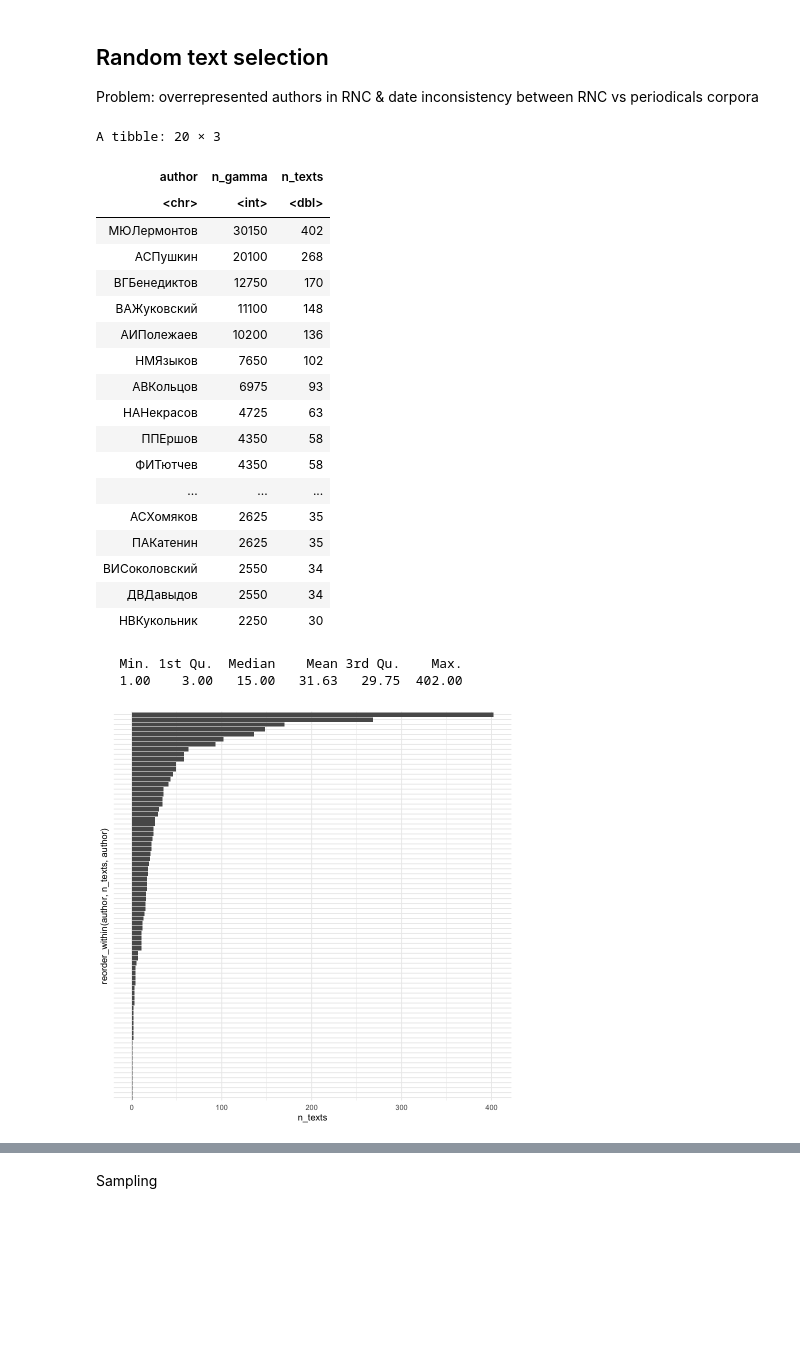
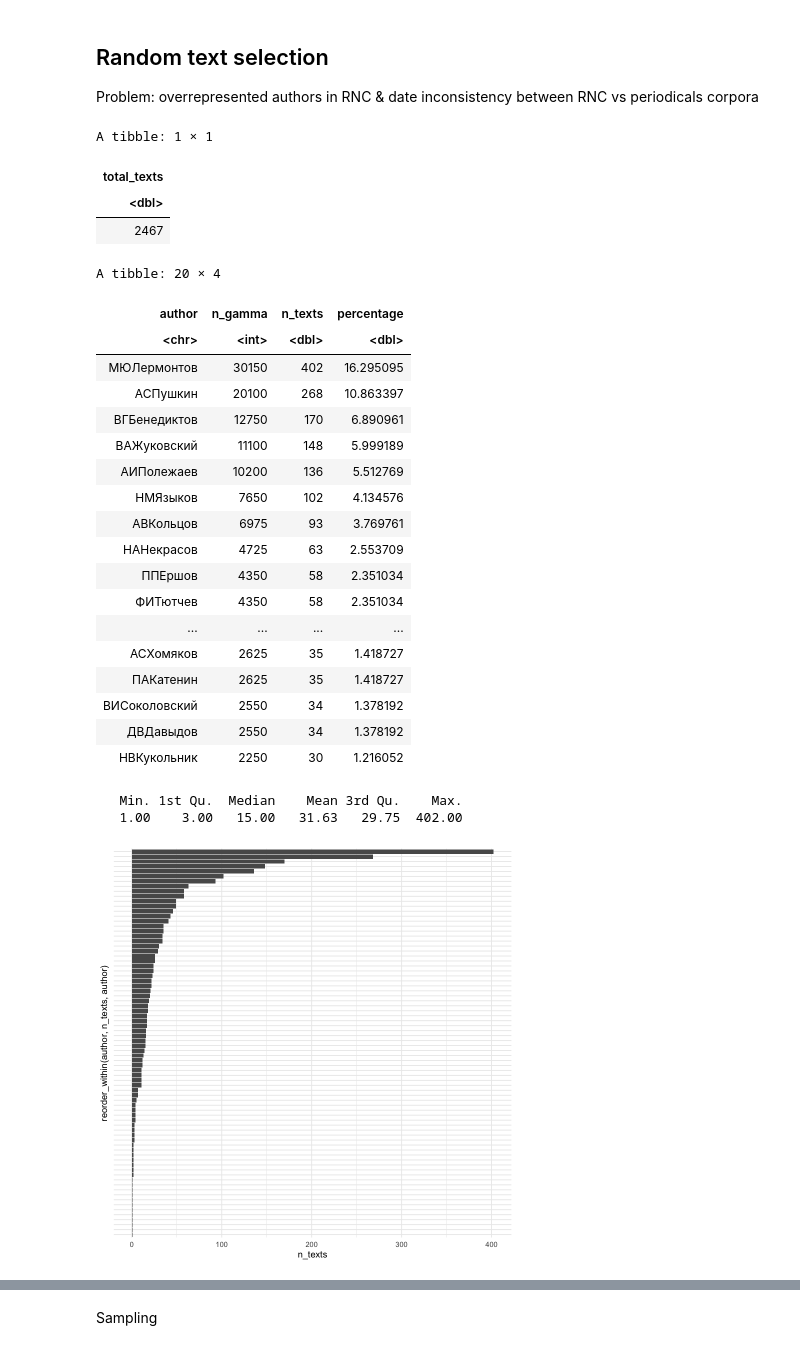
Before and after one commit to tonyamart/iamb_networks, a Jupyter notebook: scr/03_02_Networks_periodicals.ipynb, the cells around one changed output, grey strips where cells are left out. Saved outputs shown, nothing was run; the diff lists cells and outputs as text; code cells hidden in the pictures; blank space fills up the shorter version.

```diff
--- a/scr/03_02_Networks_periodicals.ipynb
+++ b/scr/03_02_Networks_periodicals.ipynb
@@ -81,41 +81,52 @@ Problem: overrepresented authors in RNC & date inconsistency between RNC vs peri
 # %%
 rnc_authors <- gamma %>%
     filter(corpus == "N") %>%
     mutate(decade = floor(as.numeric(year)/5)*5) %>%
     filter(decade %in% c(1830, 1835)) %>%
     group_by(author) %>%
     summarise(n_gamma = sum(n()),
              n_texts = n_gamma/75) %>%
     arrange(desc(n_texts))
 
+rnc_authors %>%
+    ungroup() %>%
+    summarise(total_texts = sum(n_texts))
+
+rnc_authors <- rnc_authors %>%
+    mutate(percentage = n_texts/2467*100)
+
 head(rnc_authors, 20)
 summary(rnc_authors$n_texts)
 
 rnc_authors %>%
     ggplot(aes(x = n_texts,
                y = reorder_within(author, n_texts, author))) +
     geom_col() +
     theme(axis.text.y = element_blank())
 # %% [output]
-A tibble: 20 × 3
+A tibble: 1 × 1
-| author | n_gamma | n_texts |
-| <chr> | <int> | <dbl> |
-| МЮЛермонтов | 30150 | 402 |
-| АСПушкин | 20100 | 268 |
-| ВГБенедиктов | 12750 | 170 |
-| ВАЖуковский | 11100 | 148 |
-| АИПолежаев | 10200 | 136 |
-| НМЯзыков | 7650 | 102 |
-| АВКольцов | 6975 | 93 |
-| НАНекрасов | 4725 | 63 |
-| ППЕршов | 4350 | 58 |
-| ФИТютчев | 4350 | 58 |
-| ... | ... | ... |
-| АСХомяков | 2625 | 35 |
-| ПАКатенин | 2625 | 35 |
-| ВИСоколовский | 2550 | 34 |
-| ДВДавыдов | 2550 | 34 |
-| НВКукольник | 2250 | 30 |
+| total_texts |
+| <dbl> |
+| 2467 |
-   Min. 1st Qu.  Median    Mean 3rd Qu.    Max.
-   1.00    3.00   15.00   31.63   29.75  402.00
+A tibble: 20 × 4
+| author | n_gamma | n_texts | percentage |
+| <chr> | <int> | <dbl> | <dbl> |
+| МЮЛермонтов | 30150 | 402 | 16.295095 |
+| АСПушкин | 20100 | 268 | 10.863397 |
+| ВГБенедиктов | 12750 | 170 | 6.890961 |
+| ВАЖуковский | 11100 | 148 | 5.999189 |
+| АИПолежаев | 10200 | 136 | 5.512769 |
+| НМЯзыков | 7650 | 102 | 4.134576 |
+| АВКольцов | 6975 | 93 | 3.769761 |
+| НАНекрасов | 4725 | 63 | 2.553709 |
+| ППЕршов | 4350 | 58 | 2.351034 |
+| ФИТютчев | 4350 | 58 | 2.351034 |
+| ... | ... | ... | ... |
+| АСХомяков | 2625 | 35 | 1.418727 |
+| ПАКатенин | 2625 | 35 | 1.418727 |
+| ВИСоколовский | 2550 | 34 | 1.378192 |
+| ДВДавыдов | 2550 | 34 | 1.378192 |
+| НВКукольник | 2250 | 30 | 1.216052 |
+   Min. 1st Qu.  Median    Mean 3rd Qu.    Max.
+   1.00    3.00   15.00   31.63   29.75  402.00
 [figure]
```
Also changed, not shown: parts of 3 cells of this notebook, 1 other file.
